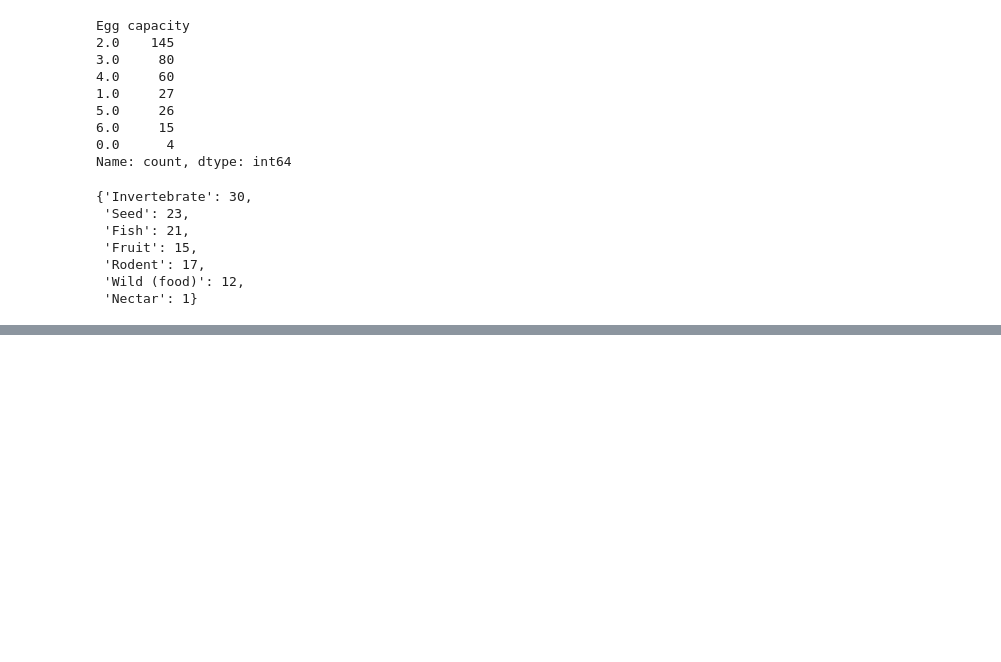
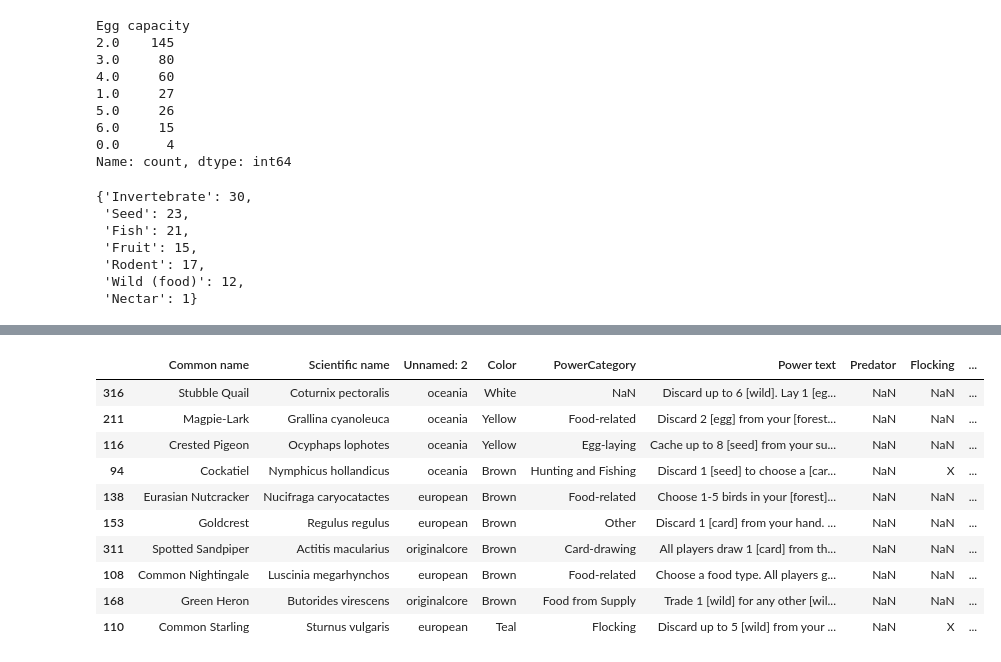
Before and after one commit to TimmoTismo/Wingspan-Analysis, a Jupyter notebook: analysis.ipynb, the cells around one changed output, grey strips where cells are left out. Cells and saved outputs as stored; diff of their text form; code cells hidden in the pictures; blank space fills up the shorter version.

Commit message:
analysing food cost to potential points

```diff
--- a/analysis.ipynb
+++ b/analysis.ipynb
@@ -9,6 +9,11 @@ df = pd.read_csv("data\wingspan birds.csv")
 #Filter rows and columns
 df = df[df["Common name"].notnull()].iloc[:, 0:26]
 
+#Change pandas display options
+pd.set_option('display.max_columns', None)
+pd.set_option("max_colwidth", None)
+
+
 
 print(df.head(10).to_string())
 # %% [output]
@@ -132,4 +136,5 @@ Food_freq
  'Wild (food)': 12,
  'Nectar': 1}
 # %%
-df[(df["Total food cost"]==1) & (df["Victory points"]+df["Egg capacity"]>=5)]
+dftp = df
+dftp["Total potential points"] = df["Victory points"]+df["Egg capacity"]
@@ -149,0 +141,14 @@ df[(df["Total food cost"]==1) & (df["Victory points"]+df["Egg capacity"]>=5)]
+# %%
+dftp[dftp["Total food cost"]==1].sort_values(by=["Total potential points"], ascending=False).head(10)
+# %% [output]
+|  | Common name | Scientific name | Unnamed: 2 | Color | PowerCategory | Power text | Predator | Flocking | ... |
+| 316 | Stubble Quail | Coturnix pectoralis | oceania | White | NaN | Discard up to 6 [wild]. Lay 1 [eg... | NaN | NaN | ... |
+| 211 | Magpie-Lark | Grallina cyanoleuca | oceania | Yellow | Food-related | Discard 2 [egg] from your [forest... | NaN | NaN | ... |
+| 116 | Crested Pigeon | Ocyphaps lophotes | oceania | Yellow | Egg-laying | Cache up to 8 [seed] from your su... | NaN | NaN | ... |
+| 94 | Cockatiel | Nymphicus hollandicus | oceania | Brown | Hunting and Fishing | Discard 1 [seed] to choose a [car... | NaN | X | ... |
+| 138 | Eurasian Nutcracker | Nucifraga caryocatactes | european | Brown | Food-related | Choose 1-5 birds in your [forest]... | NaN | NaN | ... |
+| 153 | Goldcrest | Regulus regulus | european | Brown | Other | Discard 1 [card] from your hand. ... | NaN | NaN | ... |
+| 311 | Spotted Sandpiper | Actitis macularius | originalcore | Brown | Card-drawing | All players draw 1 [card] from th... | NaN | NaN | ... |
+| 108 | Common Nightingale | Luscinia megarhynchos | european | Brown | Food-related | Choose a food type. All players g... | NaN | NaN | ... |
+| 168 | Green Heron | Butorides virescens | originalcore | Brown | Food from Supply | Trade 1 [wild] for any other [wil... | NaN | NaN | ... |
+| 110 | Common Starling | Sturnus vulgaris | european | Teal | Flocking | Discard up to 5 [wild] from your ... | NaN | X | ... |
```
Also changed, not shown: parts of 5 cells of this notebook, 1 other file.
